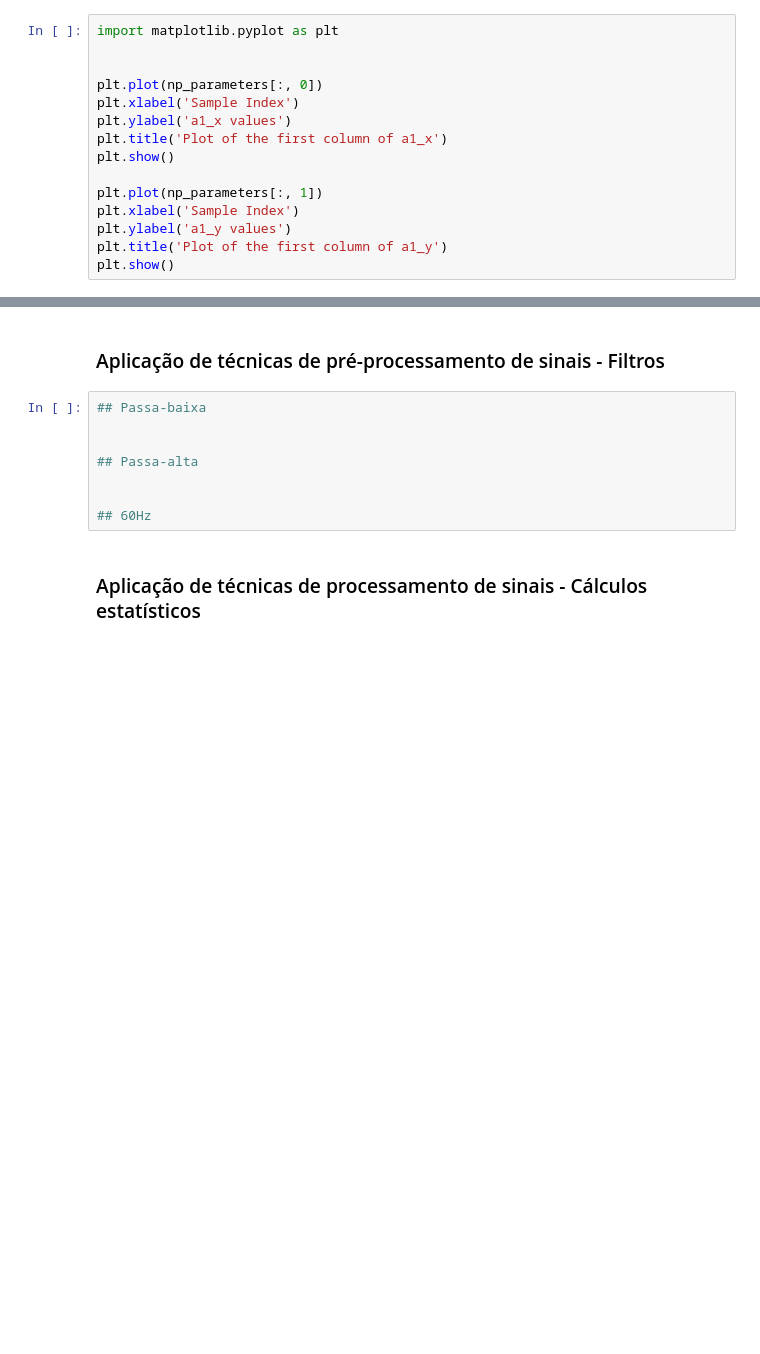
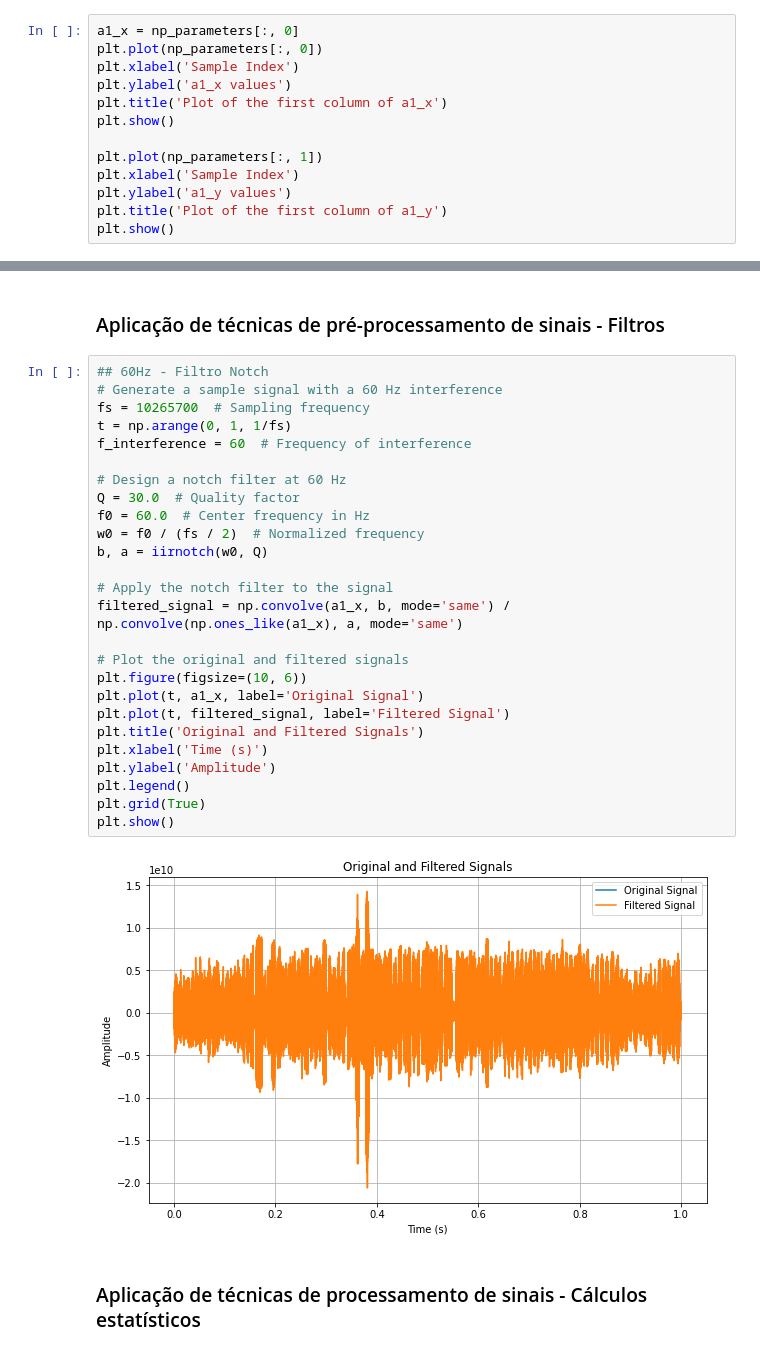
Before and after one commit to AmandaRosa/Rotor_Bearing, a Jupyter notebook: Rotor_bearing_cluster_and_classification.ipynb, the cells around one changed output, grey strips where cells are left out. Cells and saved outputs as stored; diff of their text form; blank space fills up the shorter version.

Commit message:
filtro notch

```diff
--- a/Rotor_bearing_cluster_and_classification.ipynb
+++ b/Rotor_bearing_cluster_and_classification.ipynb
@@ -46,9 +49,7 @@ print(np_parameters)
 # %% [markdown]
 #### Visualização dos sinais
 # %%
-import matplotlib.pyplot as plt
-
-
+a1_x = np_parameters[:, 0]
 plt.plot(np_parameters[:, 0])
 plt.xlabel('Sample Index')
 plt.ylabel('a1_x values')
@@ -74,13 +75,33 @@ plt.show()
 [figure]
 # %% [markdown]
 ### Aplicação de técnicas de pré-processamento de sinais - Filtros
-# %%
-## Passa-baixa
-
-
-## Passa-alta
-
-
-## 60Hz
+# %%
+## 60Hz - Filtro Notch
+# Generate a sample signal with a 60 Hz interference
+fs = 10265700  # Sampling frequency
+t = np.arange(0, 1, 1/fs)
+f_interference = 60  # Frequency of interference
+
+# Design a notch filter at 60 Hz
+Q = 30.0  # Quality factor
+f0 = 60.0  # Center frequency in Hz
+w0 = f0 / (fs / 2)  # Normalized frequency
+b, a = iirnotch(w0, Q)
+
+# Apply the notch filter to the signal
+filtered_signal = np.convolve(a1_x, b, mode='same') / np.convolve(np.ones_like(a1_x), a, mode='same')
+
+# Plot the original and filtered signals
+plt.figure(figsize=(10, 6))
+plt.plot(t, a1_x, label='Original Signal')
+plt.plot(t, filtered_signal, label='Filtered Signal')
+plt.title('Original and Filtered Signals')
+plt.xlabel('Time (s)')
+plt.ylabel('Amplitude')
+plt.legend()
+plt.grid(True)
+plt.show()
+# %% [output]
+[figure, added]
 # %% [markdown]
 ### Aplicação de técnicas de processamento de sinais - Cálculos estatísticos
```
Also changed, not shown: parts of 2 cells of this notebook.
